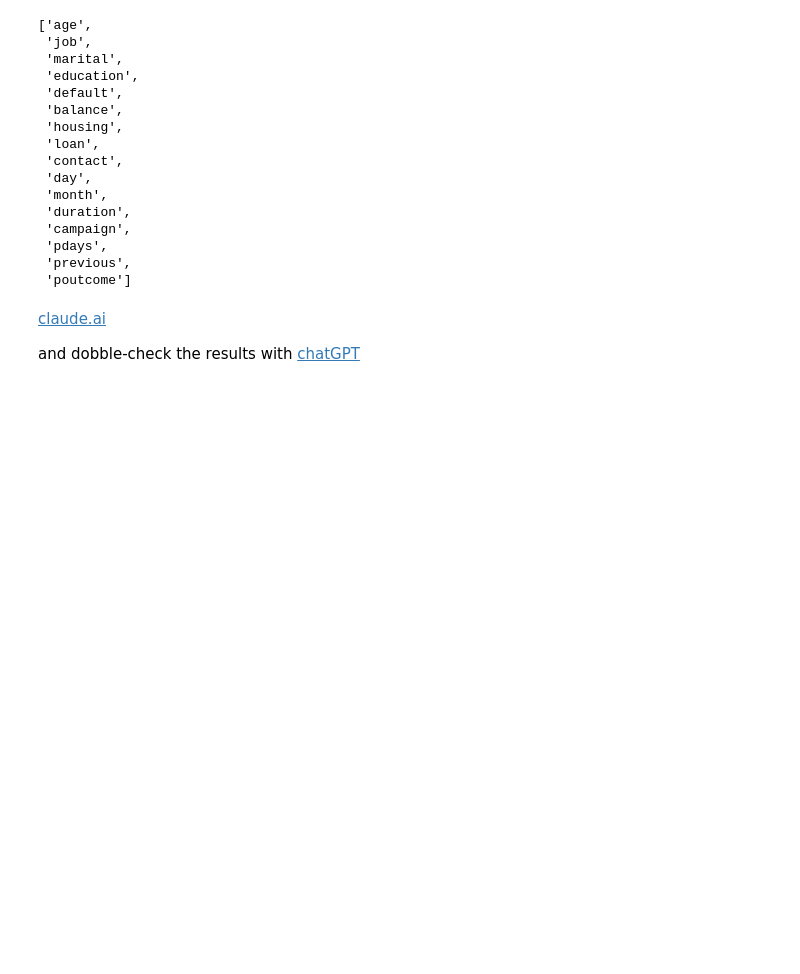
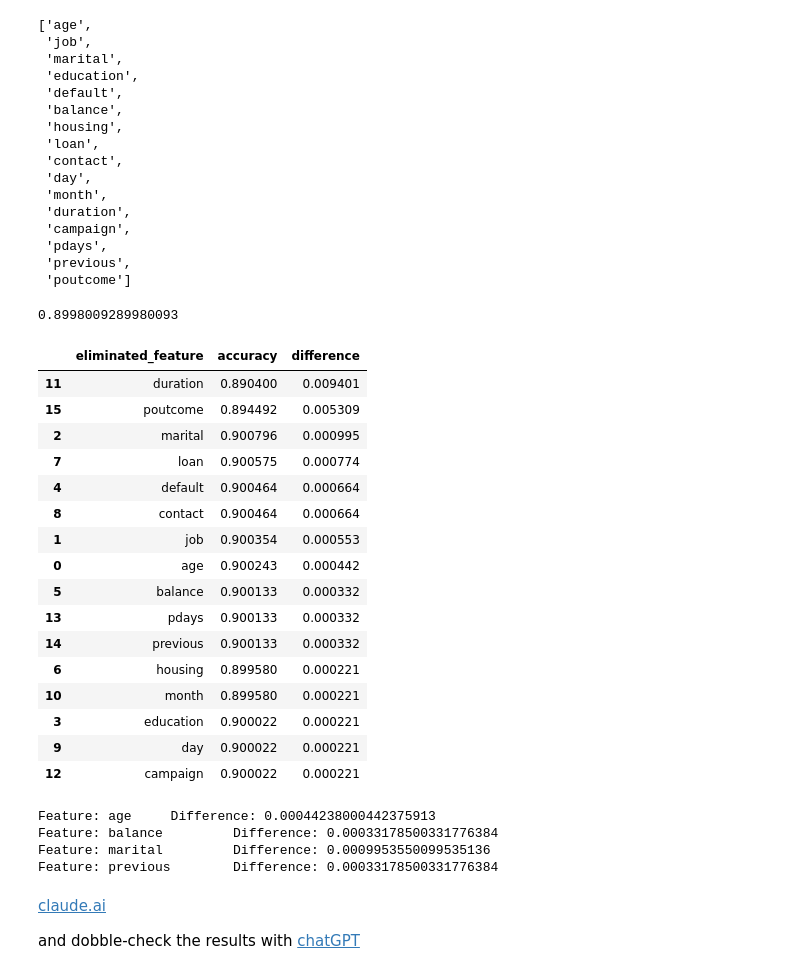
Before and after one commit to TillMeineke/ML_Zoomcamp2024_hw, a Jupyter notebook: 03-classification/homework_03_till_meineke.ipynb, the cells around one changed output. Cells and saved outputs as stored; diff of their text form; code cells hidden in the pictures; blank space fills up the shorter version.

```diff
--- a/03-classification/homework_03_till_meineke.ipynb
+++ b/03-classification/homework_03_till_meineke.ipynb
@@ -532,7 +532,7 @@ X_val = dv.transform(val_dict)
 
 y_pred = model.predict(X_val)
 # %%
-accuracy = np.round(accuracy_score(y_val, y_pred), 2)
+accuracy = accuracy_score(y_val, y_pred)
 # %% [markdown]
 What accuracy did you get?
 # %%
@@ -565,6 +565,70 @@ features
  'pdays',
  'previous',
  'poutcome']
+# %%
+orig_score = accuracy
+orig_score
+# %% [output]
+0.8998009289980093
+# %%
+scores = pd.DataFrame(columns=["eliminated_feature", "accuracy", "difference"])
+
+for c in features:
+    subset = features.copy()
+    subset.remove(c)
+
+    train_dict = df_train[subset].to_dict(orient="records")
+
+    dv = DictVectorizer(sparse=False)
+    dv.fit(train_dict)
+
+    X_train = dv.transform(train_dict)
+
+    model = LogisticRegression(
+        solver="liblinear", C=1.0, max_iter=1000, random_state=SEED
+    )
+    model.fit(X_train, y_train)
+
+    val_dict = df_val[subset].to_dict(orient="records")
+    X_val = dv.transform(val_dict)
+
+    y_pred = model.predict(X_val)
+
+    score = accuracy_score(y_val, y_pred)
+    # print(c, orig_score - score, score)
+    scores.loc[len(scores)] = [c, score, np.abs(orig_score - score)]
+# %%
+scores = scores.sort_values("difference", ascending=False)
+scores
+# %% [output]
+|  | eliminated_feature | accuracy | difference |
+| 11 | duration | 0.890400 | 0.009401 |
+| 15 | poutcome | 0.894492 | 0.005309 |
+| 2 | marital | 0.900796 | 0.000995 |
+| 7 | loan | 0.900575 | 0.000774 |
+| 4 | default | 0.900464 | 0.000664 |
+| 8 | contact | 0.900464 | 0.000664 |
+| 1 | job | 0.900354 | 0.000553 |
+| 0 | age | 0.900243 | 0.000442 |
+| 5 | balance | 0.900133 | 0.000332 |
+| 13 | pdays | 0.900133 | 0.000332 |
+| 14 | previous | 0.900133 | 0.000332 |
+| 6 | housing | 0.899580 | 0.000221 |
+| 10 | month | 0.899580 | 0.000221 |
+| 3 | education | 0.900022 | 0.000221 |
+| 9 | day | 0.900022 | 0.000221 |
+| 12 | campaign | 0.900022 | 0.000221 |
+# %%
+options = ["age", "balance", "marital", "previous"]
+
+for opt in options:
+    # if in options, pritn the feature and the difference
+    print(f"Feature: {opt} \t Difference: {scores[scores.eliminated_feature == opt].difference.values[0]}")
+# %% [output]
+Feature: age     Difference: 0.00044238000442375913
+Feature: balance         Difference: 0.00033178500331776384
+Feature: marital         Difference: 0.0009953550099535136
+Feature: previous        Difference: 0.00033178500331776384
 # %% [markdown]
 [claude.ai](https://claude.ai/chat/6b1f9d62-6dc3-4855-a9f7-33fd2b8e8796)
 
```
Also changed, not shown: parts of 1 cell of this notebook, 5 other files.
